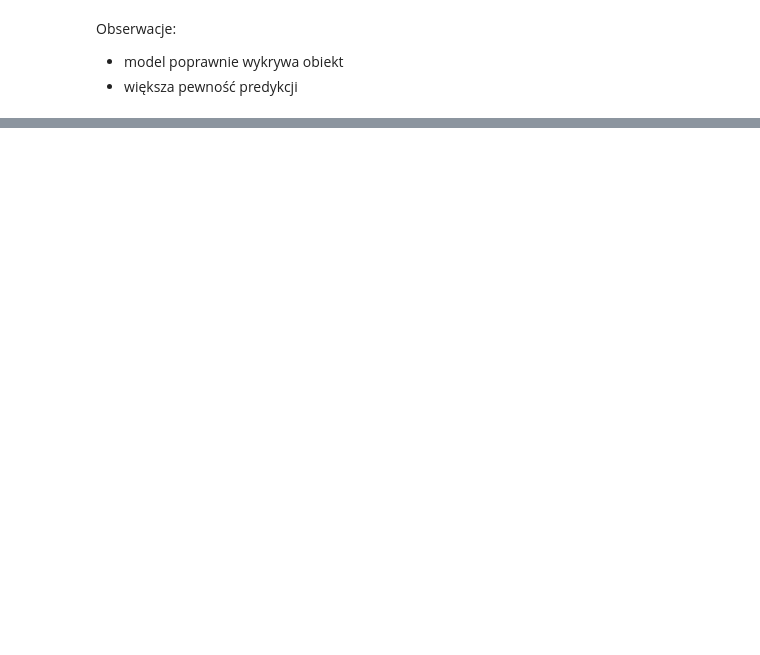
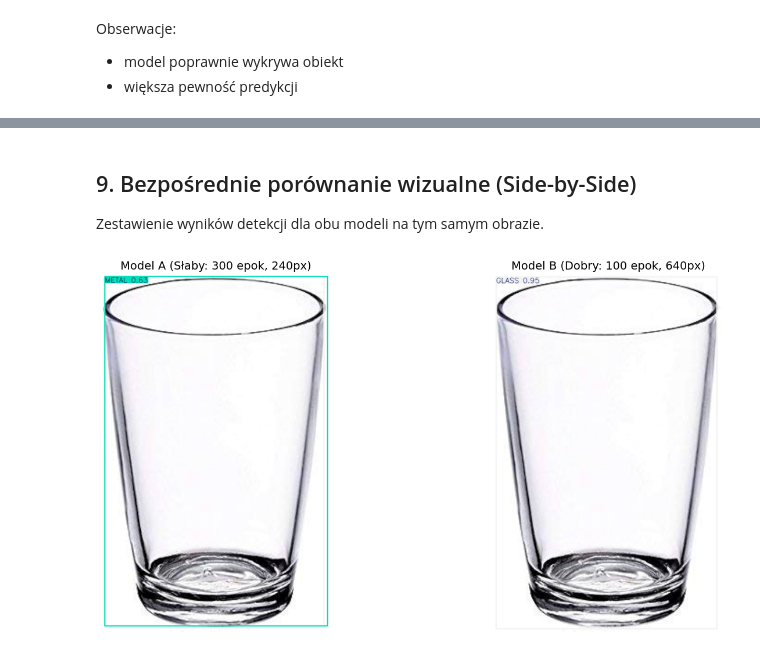
Before and after one commit to damhero/GarbageClassification, a Jupyter notebook: FinalNotebook.ipynb, the cells around one changed output, grey strips where cells are left out. Saved outputs shown, nothing was run; the diff lists cells and outputs as text; code cells hidden in the pictures; blank space fills up the shorter version.

```diff
--- a/FinalNotebook.ipynb
+++ b/FinalNotebook.ipynb
@@ -60,5 +66,5 @@ model_good = YOLO("yolo11n run/runs/detect/train/weights/best.onnx")
 # %% [markdown]
 ## 6. Test modeli na wykonanym przez nas obrazie
 # %%
-image_path = "/Users/damianbrudkowski/PW/PRiAD/GarbageClassification/resources/glass.jpg"
+image_path = "resources/glass.jpg"
 # %% [markdown]
@@ -104,0 +112,32 @@ Na podstawie przeprowadzonych eksperymentów można stwierdzić, że:
+# %% [markdown]
+## 9. Bezpośrednie porównanie wizualne (Side-by-Side)
+Zestawienie wyników detekcji dla obu modeli na tym samym obrazie.
+# %%
+def plot_side_by_side(res_a, res_b, title_a, title_b):
+    # Generowanie obrazów z ramkami (plot() zwraca tablicę BGR)
+    img_a = res_a[0].plot()
+    img_b = res_b[0].plot()
+
+    # Konwersja BGR na RGB dla matplotlib
+    img_a = cv2.cvtColor(img_a, cv2.COLOR_BGR2RGB)
+    img_b = cv2.cvtColor(img_b, cv2.COLOR_BGR2RGB)
+
+    # Ustawienie wykresów
+    fig, axes = plt.subplots(1, 2, figsize=(16, 8))
+
+    axes[0].imshow(img_a)
+    axes[0].set_title(title_a, fontsize=14)
+    axes[0].axis('off')
+
+    axes[1].imshow(img_b)
+    axes[1].set_title(title_b, fontsize=14)
+    axes[1].axis('off')
+
+    plt.show()
+
+# Wywołanie funkcji dla naszych wyników
+plot_side_by_side(results_poor, results_good,
+                  "Model A (Słaby: 300 epok, 240px)",
+                  "Model B (Dobry: 100 epok, 640px)")
+# %% [output]
+[figure, added]
```
Also changed, not shown: parts of 21 cells of this notebook, 1 other file.
